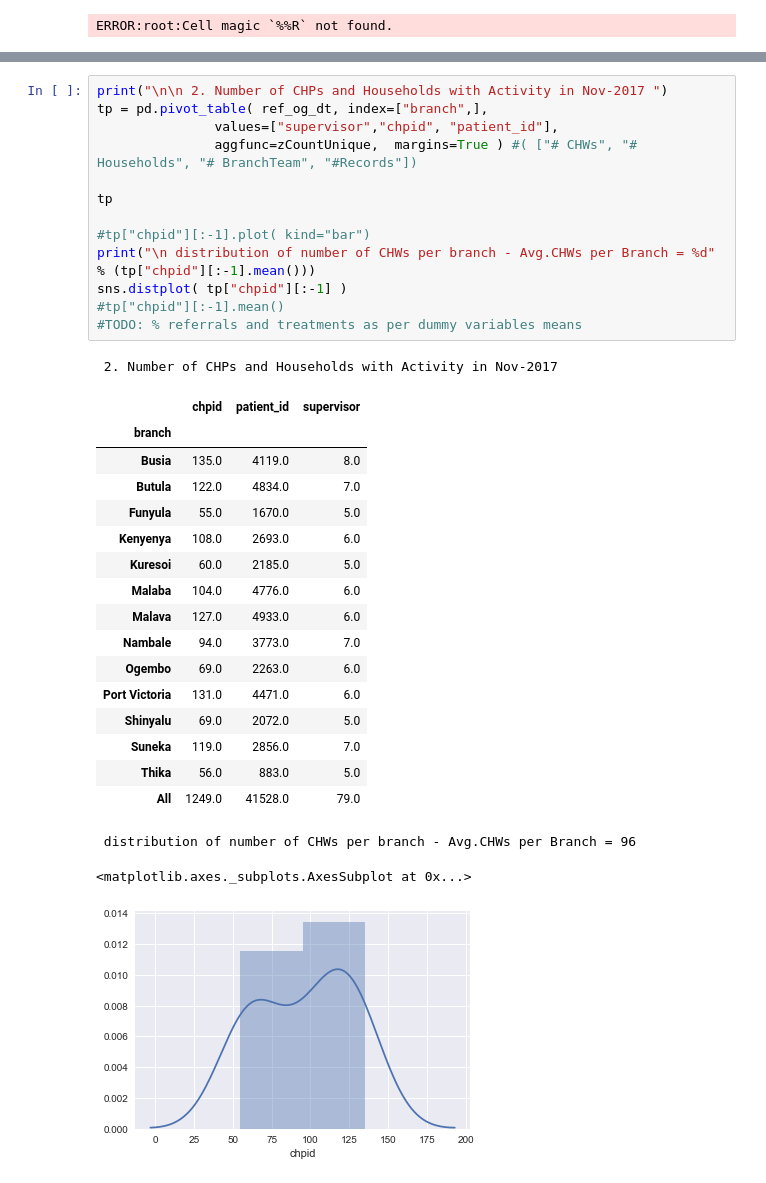
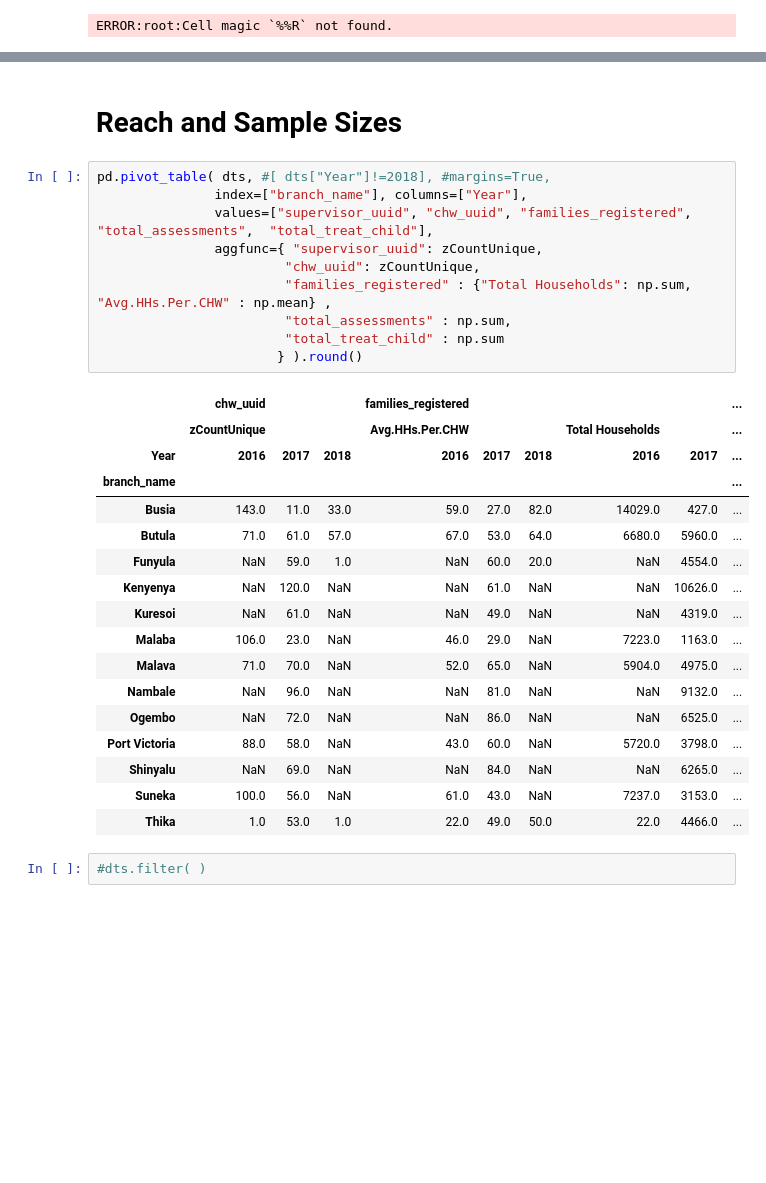
Before and after one commit to bilha-analytics/zReports, a Jupyter notebook: ke_views/ke_2015_Mar_2018.ipynb, the cells around one changed output, grey strips where cells are left out. Drawn from its saved outputs; the diff is of its cells as text; blank space fills up the shorter version.

```diff
--- a/ke_views/ke_2015_Mar_2018.ipynb
+++ b/ke_views/ke_2015_Mar_2018.ipynb
@@ -371,34 +80,32 @@ np.round(pd.pivot_table( ref_og_dt, index=[ "Has_Referral","branch", ],
-# %%
-print("\n\n 2. Number of CHPs and Households with Activity in Nov-2017 ")
-tp = pd.pivot_table( ref_og_dt, index=["branch",],
-               values=["supervisor","chpid", "patient_id"],
-               aggfunc=zCountUnique,  margins=True ) #( ["# CHWs", "# Households", "# BranchTeam", "#Records"])
-
-tp
-
-#tp["chpid"][:-1].plot( kind="bar")
-print("\n distribution of number of CHWs per branch - Avg.CHWs per Branch = %d" % (tp["chpid"][:-1].mean()))
-sns.distplot( tp["chpid"][:-1] )
-#tp["chpid"][:-1].mean()
-#TODO: % referrals and treatments as per dummy variables means
-# %% [output]
- 2. Number of CHPs and Households with Activity in Nov-2017
-|  | chpid | patient_id | supervisor |
-| branch |  |  |  |
-| Busia | 135.0 | 4119.0 | 8.0 |
-| Butula | 122.0 | 4834.0 | 7.0 |
-| Funyula | 55.0 | 1670.0 | 5.0 |
-| Kenyenya | 108.0 | 2693.0 | 6.0 |
-| Kuresoi | 60.0 | 2185.0 | 5.0 |
-| Malaba | 104.0 | 4776.0 | 6.0 |
-| Malava | 127.0 | 4933.0 | 6.0 |
-| Nambale | 94.0 | 3773.0 | 7.0 |
-| Ogembo | 69.0 | 2263.0 | 6.0 |
-| Port Victoria | 131.0 | 4471.0 | 6.0 |
-| Shinyalu | 69.0 | 2072.0 | 5.0 |
-| Suneka | 119.0 | 2856.0 | 7.0 |
-| Thika | 56.0 | 883.0 | 5.0 |
-| All | 1249.0 | 41528.0 | 79.0 |
- distribution of number of CHWs per branch - Avg.CHWs per Branch = 96
-<matplotlib.axes._subplots.AxesSubplot at 0x...>
-[figure, removed]
+# %% [markdown]
+# Reach and Sample Sizes
+# %%
+pd.pivot_table( dts, #[ dts["Year"]!=2018], #margins=True,
+               index=["branch_name"], columns=["Year"],
+               values=["supervisor_uuid", "chw_uuid", "families_registered", "total_assessments",  "total_treat_child"],
+               aggfunc={ "supervisor_uuid": zCountUnique,
+                        "chw_uuid": zCountUnique,
+                        "families_registered" : {"Total Households": np.sum, "Avg.HHs.Per.CHW" : np.mean} ,
+                        "total_assessments" : np.sum,
+                        "total_treat_child" : np.sum
+                       } ).round()
+# %% [output]
+|  | chw_uuid |  |  | families_registered |  |  |  |  | ... |
+|  | zCountUnique |  |  | Avg.HHs.Per.CHW |  |  | Total Households |  | ... |
+| Year | 2016 | 2017 | 2018 | 2016 | 2017 | 2018 | 2016 | 2017 | ... |
+| branch_name |  |  |  |  |  |  |  |  | ... |
+| Busia | 143.0 | 11.0 | 33.0 | 59.0 | 27.0 | 82.0 | 14029.0 | 427.0 | ... |
+| Butula | 71.0 | 61.0 | 57.0 | 67.0 | 53.0 | 64.0 | 6680.0 | 5960.0 | ... |
+| Funyula | NaN | 59.0 | 1.0 | NaN | 60.0 | 20.0 | NaN | 4554.0 | ... |
+| Kenyenya | NaN | 120.0 | NaN | NaN | 61.0 | NaN | NaN | 10626.0 | ... |
+| Kuresoi | NaN | 61.0 | NaN | NaN | 49.0 | NaN | NaN | 4319.0 | ... |
+| Malaba | 106.0 | 23.0 | NaN | 46.0 | 29.0 | NaN | 7223.0 | 1163.0 | ... |
+| Malava | 71.0 | 70.0 | NaN | 52.0 | 65.0 | NaN | 5904.0 | 4975.0 | ... |
+| Nambale | NaN | 96.0 | NaN | NaN | 81.0 | NaN | NaN | 9132.0 | ... |
+| Ogembo | NaN | 72.0 | NaN | NaN | 86.0 | NaN | NaN | 6525.0 | ... |
+| Port Victoria | 88.0 | 58.0 | NaN | 43.0 | 60.0 | NaN | 5720.0 | 3798.0 | ... |
+| Shinyalu | NaN | 69.0 | NaN | NaN | 84.0 | NaN | NaN | 6265.0 | ... |
+| Suneka | 100.0 | 56.0 | NaN | 61.0 | 43.0 | NaN | 7237.0 | 3153.0 | ... |
+| Thika | 1.0 | 53.0 | 1.0 | 22.0 | 49.0 | 50.0 | 22.0 | 4466.0 | ... |
+# %%
+#dts.filter( )
```
Also changed, not shown: parts of 21 cells of this notebook.
